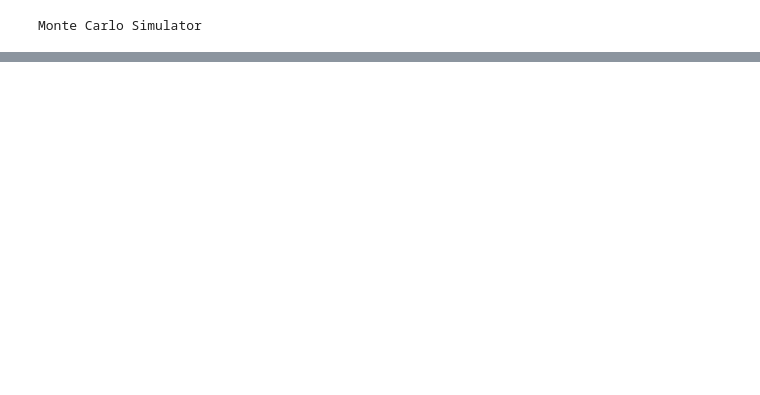
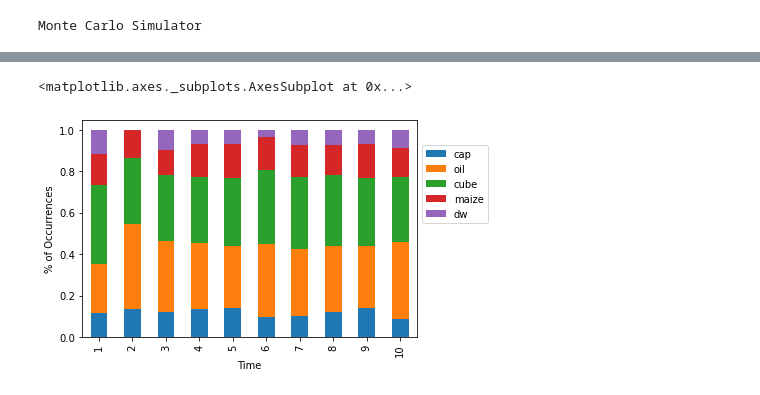
Before and after one commit to minimod-nutrition/minimod, a Jupyter notebook: Optimization Work/Monte Carlo Test/gams_monte_carlo_test.ipynb, the cells around one changed output, grey strips where cells are left out. Cells and saved outputs as stored; diff of their text form; code cells hidden in the pictures; blank space fills up the shorter version.

```diff
--- a/Optimization Work/Monte Carlo Test/gams_monte_carlo_test.ipynb
+++ b/Optimization Work/Monte Carlo Test/gams_monte_carlo_test.ipynb
@@ -947,0 +958,5 @@ a.plot_sim_trajectories('costs')
+# %%
+a.plot_intervention_stacked(intervention_group = ['cap','oil', 'cube', 'maize', 'dw'])
+# %% [output]
+<matplotlib.axes._subplots.AxesSubplot at 0x...>
+[figure, added]
```
Also changed, not shown: parts of 13 cells of this notebook, 26 other files.
